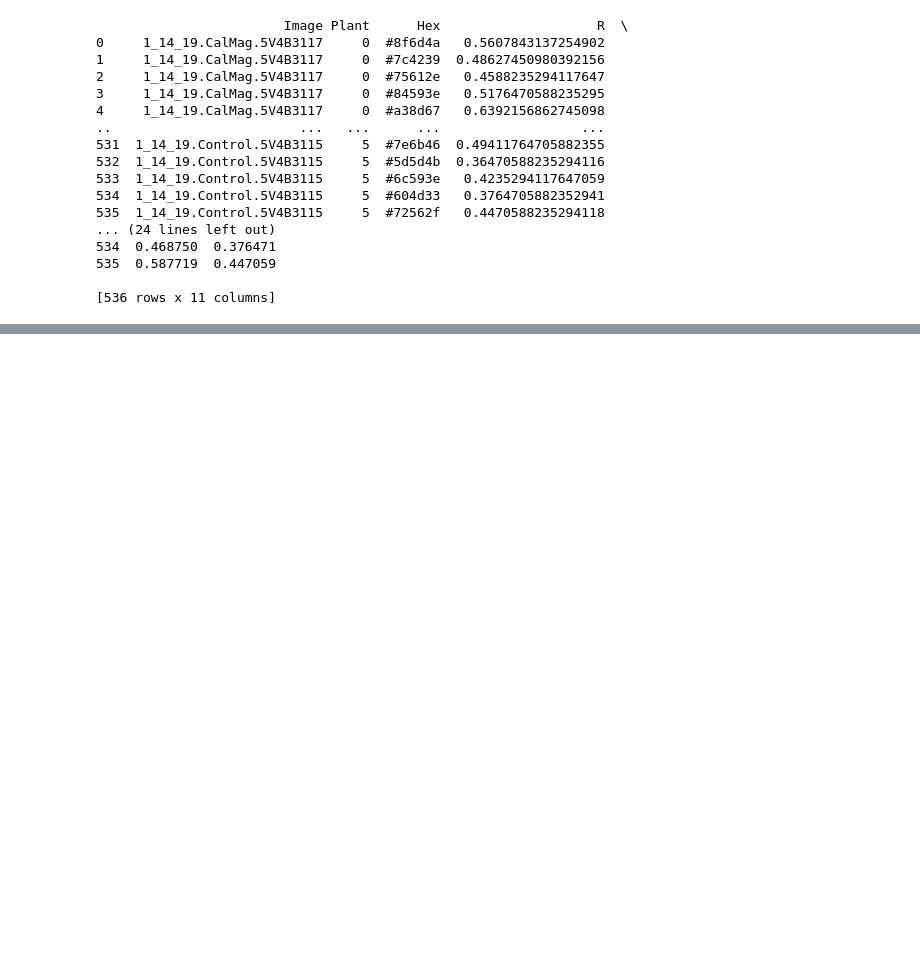
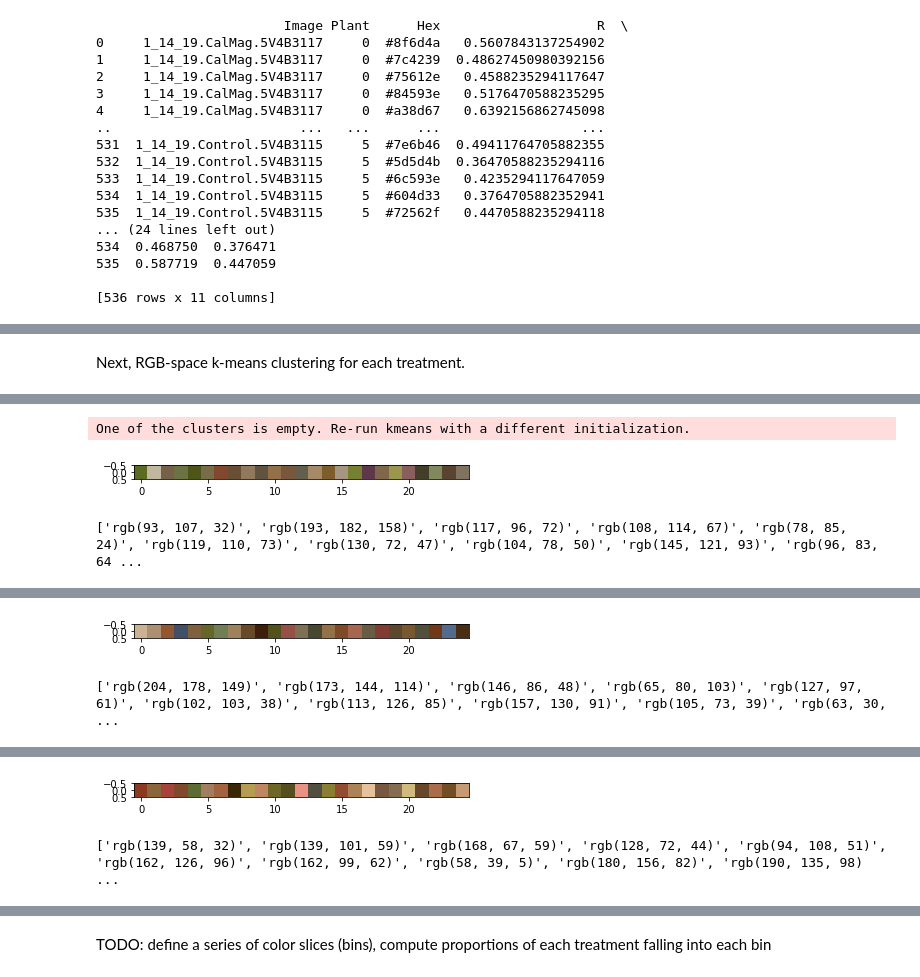
Before and after one commit to wpbonelli/pytcherplants, a Jupyter notebook: notebooks/explore_data.ipynb, the cells around one changed output, grey strips where cells are left out. Saved outputs shown, nothing was run; the diff lists cells and outputs as text; code cells hidden in the pictures; blank space fills up the shorter version.

Commit message:
k-means color analysis per treatment (k=15)

```diff
--- a/notebooks/explore_data.ipynb
+++ b/notebooks/explore_data.ipynb
@@ -217,0 +131,71 @@ MaxSea: 162
+# %% [markdown]
+Next, RGB-space k-means clustering for each treatment.
+# %%
+from pprint import pprint
+from collections import Counter
+
+from scipy.cluster.vq import kmeans, kmeans2
+import plotly.graph_objects as go
+
+treatments = list(np.unique(df['Treatment']))
+for treatment in treatments:
+    # get subset corresponding to this treatment
+    subset = df[df['Treatment'] == treatment]
+    print(treatment + ":", len(subset))
+
+    colors = dict()
+    subset_rgb = subset[['R', 'G', 'B']].astype(float).values.tolist()
+    centers, labels = kmeans2(subset_rgb, 25)
+    counter = dict(Counter(labels))
+    counts = {(int(float(c[0]) * 256), int(float(c[1]) * 256), int(float(c[2]) * 256)): counter[l] for c, l in zip(centers, labels)}
+    total = sum(counts.values())
+    props = {k: (v / total) for k, v in counts.items()}
+    pprint(props)
+
+    plt.imshow([list(props.keys())])
+    plt.show()
+
+    fig = go.Figure()
+    r = [k[0] for k in props.keys()]
+    g = [k[1] for k in props.keys()]
+    b = [k[2] for k in props.keys()]
+    colors_map = [f'rgb({c[0]}, {c[1]}, {c[2]})' for c in props.keys()]
+    sizes_map = list([v * 1000 for v in props.values()])
+    print(colors_map)
+    trace=dict(type='scatter3d',
+               x=r,
+               y=g,
+               z=b,
+               mode='markers',
+               marker=dict(color=colors_map, size=sizes_map))
+    fig.add_trace(trace)
+    fig.update_layout(title=treatment, scene=dict(
+        xaxis_title='G',
+        yaxis_title='R',
+        zaxis_title='B'))
+    fig.show()
+
+    # colors = subset.loc[:, ['R', 'G', 'B', 'Freq']].head(100)
+    # colors['R'] = colors['R'].astype(float) * 256
+    # colors['G'] = colors['G'].astype(float) * 256
+    # colors['B'] = colors['B'].astype(float) * 256
+    # colors['Freq'] = colors['Freq'].astype(int)
+    # print(colors)
+
+    # fig = go.Figure()
+    # colors_map = [f'rgb({c[0]}, {c[1]}, {c[2]})' for c in list(colors.apply(
+    #     lambda r: (float(r['R']), float(r['G']), float(r['B'])), axis=1))]
+    # sizes_map = [(int(f) / 2000) for f in list(colors['Freq'])]
+    # trace=dict(type='scatter3d',
+    #            x=colors['R'],
+    #            y=colors['G'],
+    #            z=colors['B'],
+    #            mode='markers',
+    #            marker=dict(color=colors_map, size=sizes_map))
+    # fig.add_trace(trace)
+    # fig.update_layout(title=treatment, scene=dict(
+    #     xaxis_title='G',
+    #     yaxis_title='R',
+    #     zaxis_title='B'))
+    # fig.show()
+# %% [output]
@@ -217,0 +219,3 @@ MaxSea: 162
+One of the clusters is empty. Re-run kmeans with a different initialization.
+[figure, added]
+['rgb(93, 107, 32)', 'rgb(193, 182, 158)', 'rgb(117, 96, 72)', 'rgb(108, 114, 67)', 'rgb(78, 85, 24)', 'rgb(119, 110, 73)', 'rgb(130, 72, 47)', 'rgb(104, 78, 50)', 'rgb(145, 121, 93)', 'rgb(96, 83, 64 ...
@@ -217,0 +240,2 @@ MaxSea: 162
+[figure, added]
+['rgb(204, 178, 149)', 'rgb(173, 144, 114)', 'rgb(146, 86, 48)', 'rgb(65, 80, 103)', 'rgb(127, 97, 61)', 'rgb(102, 103, 38)', 'rgb(113, 126, 85)', 'rgb(157, 130, 91)', 'rgb(105, 73, 39)', 'rgb(63, 30, ...
@@ -217,0 +260,2 @@ MaxSea: 162
+[figure, added]
+['rgb(139, 58, 32)', 'rgb(139, 101, 59)', 'rgb(168, 67, 59)', 'rgb(128, 72, 44)', 'rgb(94, 108, 51)', 'rgb(162, 126, 96)', 'rgb(162, 99, 62)', 'rgb(58, 39, 5)', 'rgb(180, 156, 82)', 'rgb(190, 135, 98) ...
@@ -217,0 +263,2 @@ MaxSea: 162
+# %% [markdown]
+TODO: define a series of color slices (bins), compute proportions of each treatment falling into each bin
```
Also changed, not shown: parts of 4 cells of this notebook.
